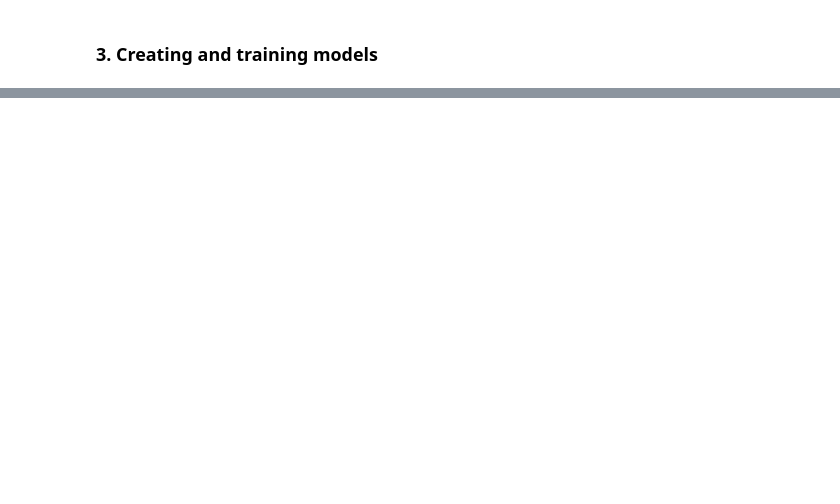
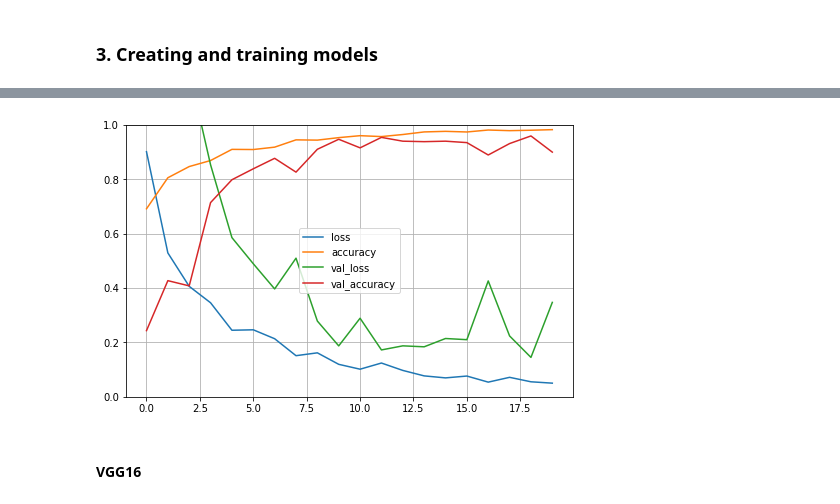
Before and after one commit to Stempnio/ml-tumor-classification, a Jupyter notebook: tumor_classifier.ipynb, the cells around one changed output, grey strips where cells are left out. Saved outputs shown, nothing was run; the diff lists cells and outputs as text; code cells hidden in the pictures; blank space fills up the shorter version.

```diff
--- a/tumor_classifier.ipynb
+++ b/tumor_classifier.ipynb
@@ -192,0 +448,13 @@ Convolutional networks
+# %%
+modelConv2.compile(
+  optimizer='adam',
+  loss="SparseCategoricalCrossentropy",
+  metrics=['accuracy'])
+# %%
+history3 = modelConv2.fit(
+    train_ds,
+    validation_data=val_ds,
+    epochs=20,
+    callbacks=_callbacks,
+    shuffle=True
+)
@@ -192,0 +482,9 @@ Convolutional networks
+# %%
+pd.DataFrame(history3.history).plot(figsize=(8, 5))
+plt.grid(True)
+plt.gca().set_ylim(0, 1)
+plt.show()
+# %% [output]
+[figure, added]
+# %% [markdown]
+#### VGG16
```
Also changed, not shown: parts of 54 cells of this notebook, 1 other file.
